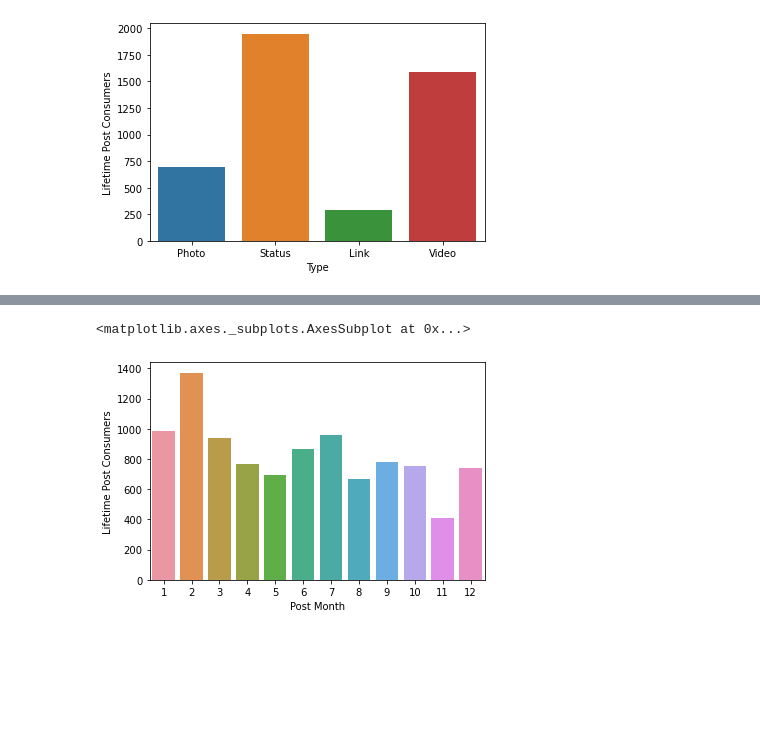
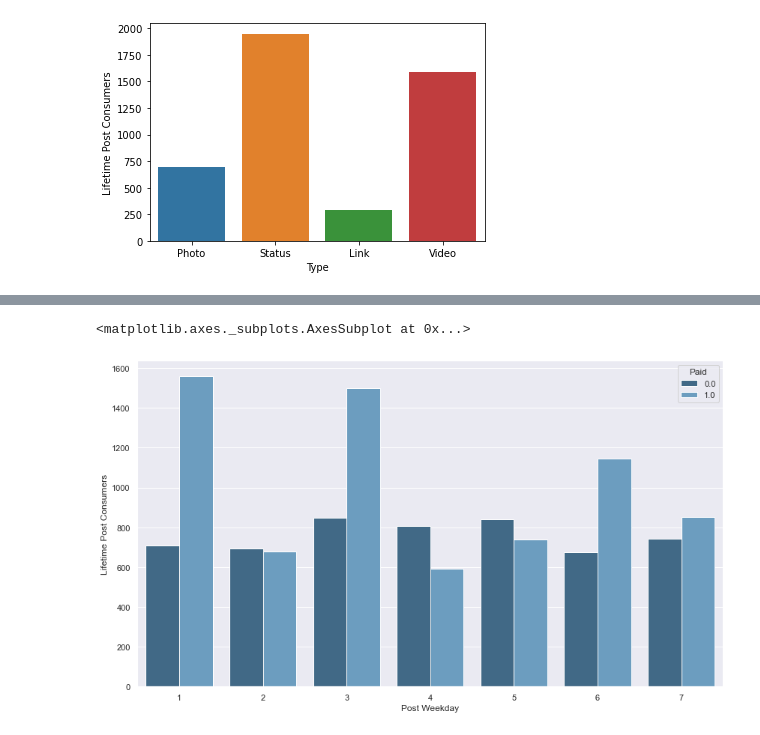
Before and after one commit to jerazo1744/INTRO-TO-DATA-ANALYSIS, a Jupyter notebook: facebook.ipynb, the cells around one changed output, grey strips where cells are left out. Saved outputs shown, nothing was run; the diff lists cells and outputs as text; code cells hidden in the pictures; blank space fills up the shorter version.

Commit message:
added MJ's & Belisario's graphs

```diff
--- a/facebook.ipynb
+++ b/facebook.ipynb
@@ -99,0 +97,10 @@ grouped
+# %%
+#Jing's graph
+
+grouped = fb.groupby('Post Month')
+grouped = grouped.aggregate(np.mean).reset_index()
+sns.set(rc={'figure.figsize': (10, 8)})
+sns.set_style('ticks')
+g = sns.barplot(x='Post Month',y='Lifetime Post Consumers',data=grouped,ci=None, color='royalblue')
+for index, row in grouped.iterrows():
+    g.text(row.name,row['Lifetime Post Consumers'], round(row['Lifetime Post Consumers'],2), color='black', ha='center',size=15)
@@ -100,6 +109,9 @@ grouped
 # %%
-#Jing's graph
-sns.barplot(x='Post Month', y='Lifetime Post Consumers', data=fb, ci=None)
+#MJ's graph
+
+sns.set(rc={'figure.figsize': (14, 8)})
+# sns.set_style('ticks')
+sns.barplot(x = 'Post Weekday', y ='Lifetime Post Consumers', data = fb, hue = 'Paid', palette = 'Blues_d', ci = None)
 # %% [output]
 <matplotlib.axes._subplots.AxesSubplot at 0x...>
-[figure, old version]
+[figure, new version]
```
Also changed, not shown: parts of 7 cells of this notebook.
